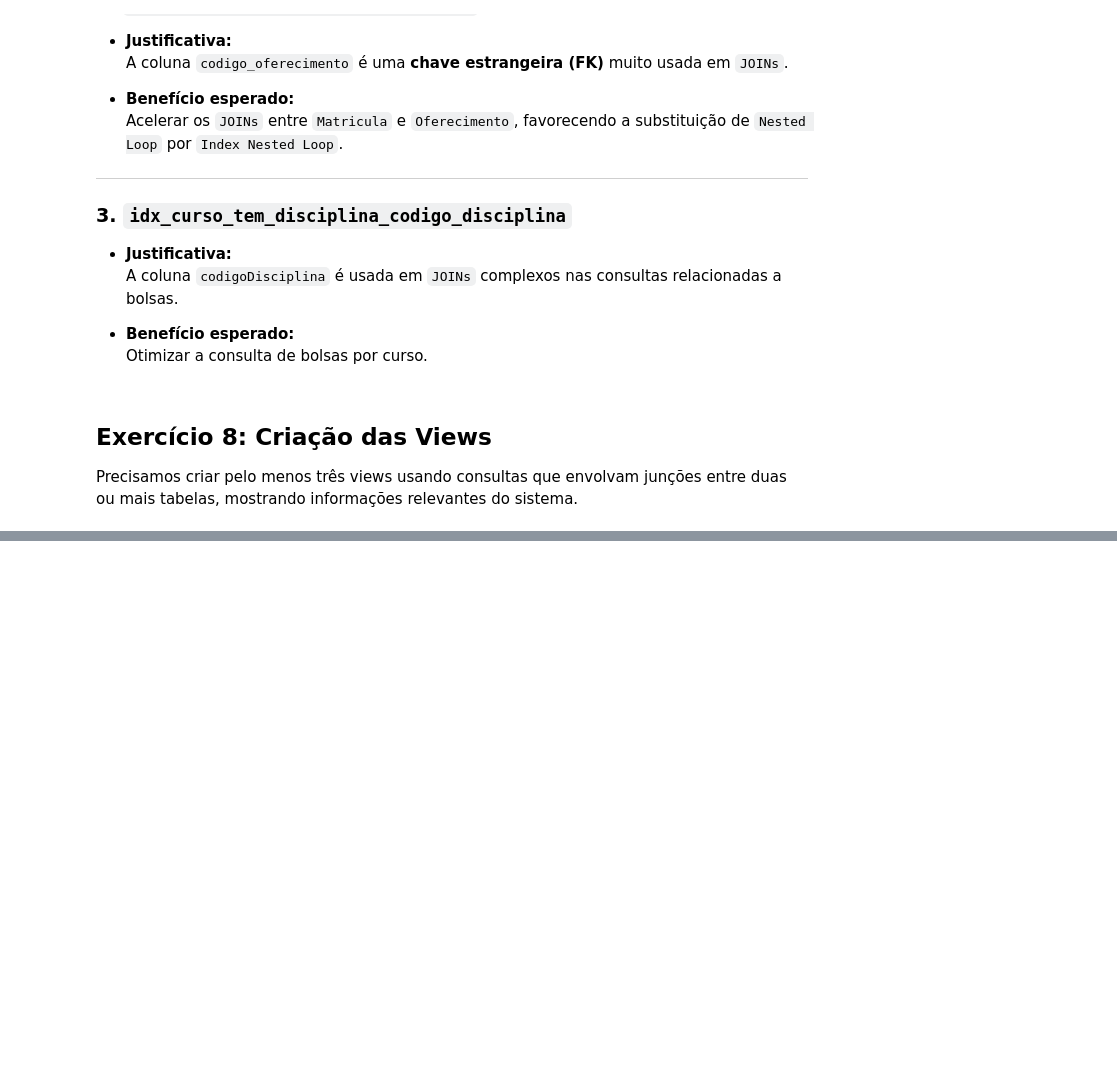
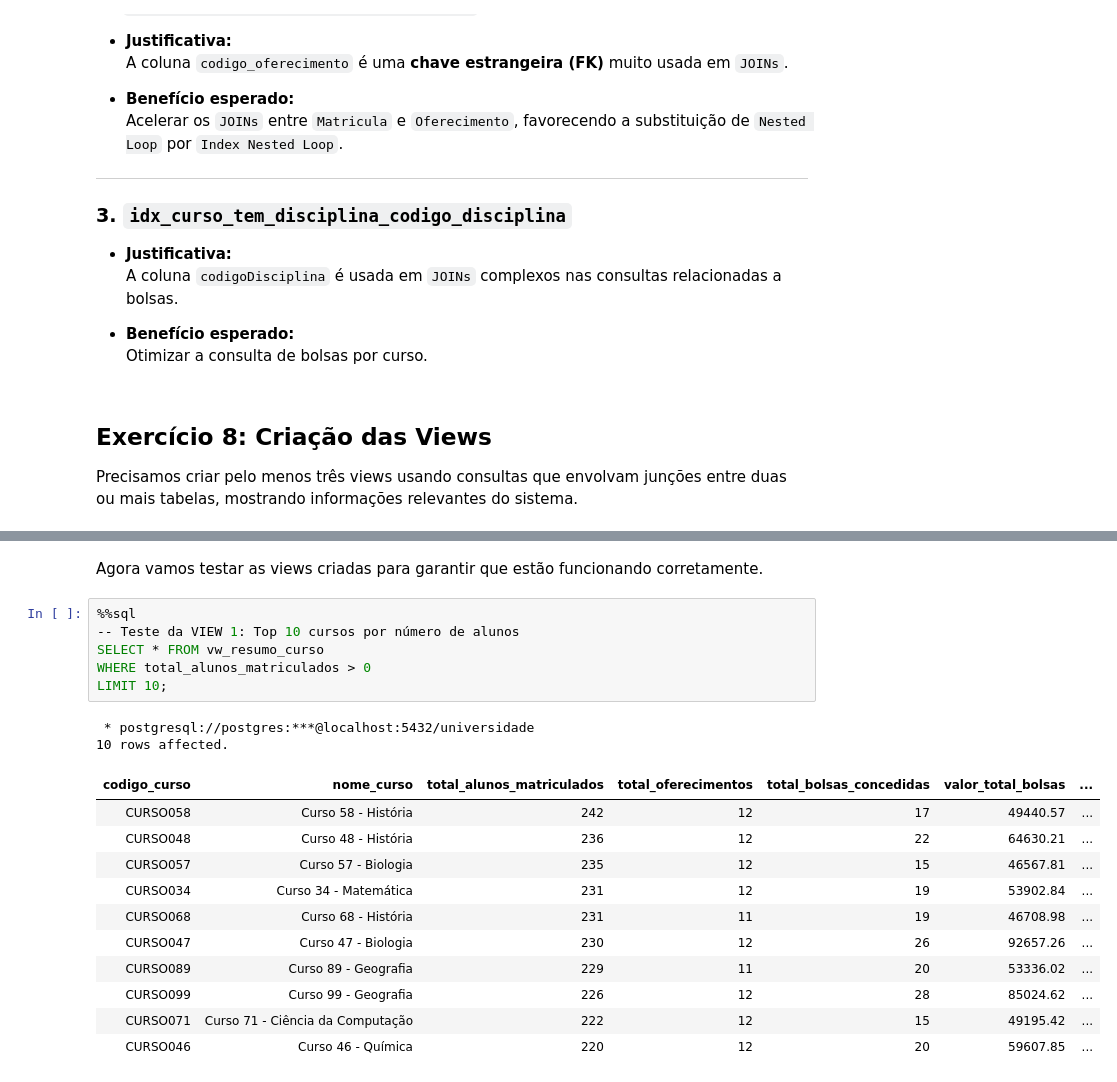
Before and after one commit to EnzoTM/TrabalhoFinalBD, a Jupyter notebook: trabalho_final_bd.ipynb, the cells around one changed output, grey strips where cells are left out. Cells and saved outputs as stored; diff of their text form; blank space fills up the shorter version.

Commit message:
NEW: views created, inserts and creates improved

```diff
--- a/trabalho_final_bd.ipynb
+++ b/trabalho_final_bd.ipynb
@@ -1068,0 +671,22 @@ Precisamos criar pelo menos três views usando consultas que envolvam junções
+# %% [markdown]
+Agora vamos testar as views criadas para garantir que estão funcionando corretamente.
+# %%
+%%sql
+-- Teste da VIEW 1: Top 10 cursos por número de alunos
+SELECT * FROM vw_resumo_curso
+WHERE total_alunos_matriculados > 0
+LIMIT 10;
+# %% [output]
+ * postgresql://postgres:***@localhost:5432/universidade
+10 rows affected.
+| codigo_curso | nome_curso | total_alunos_matriculados | total_oferecimentos | total_bolsas_concedidas | valor_total_bolsas | ... |
+| CURSO058 | Curso 58 - História | 242 | 12 | 17 | 49440.57 | ... |
+| CURSO048 | Curso 48 - História | 236 | 12 | 22 | 64630.21 | ... |
+| CURSO057 | Curso 57 - Biologia | 235 | 12 | 15 | 46567.81 | ... |
+| CURSO034 | Curso 34 - Matemática | 231 | 12 | 19 | 53902.84 | ... |
+| CURSO068 | Curso 68 - História | 231 | 11 | 19 | 46708.98 | ... |
+| CURSO047 | Curso 47 - Biologia | 230 | 12 | 26 | 92657.26 | ... |
+| CURSO089 | Curso 89 - Geografia | 229 | 11 | 20 | 53336.02 | ... |
+| CURSO099 | Curso 99 - Geografia | 226 | 12 | 28 | 85024.62 | ... |
+| CURSO071 | Curso 71 - Ciência da Computação | 222 | 12 | 15 | 49195.42 | ... |
+| CURSO046 | Curso 46 - Química | 220 | 12 | 20 | 59607.85 | ... |
```
Also changed, not shown: parts of 27 cells of this notebook, 2 other files.
